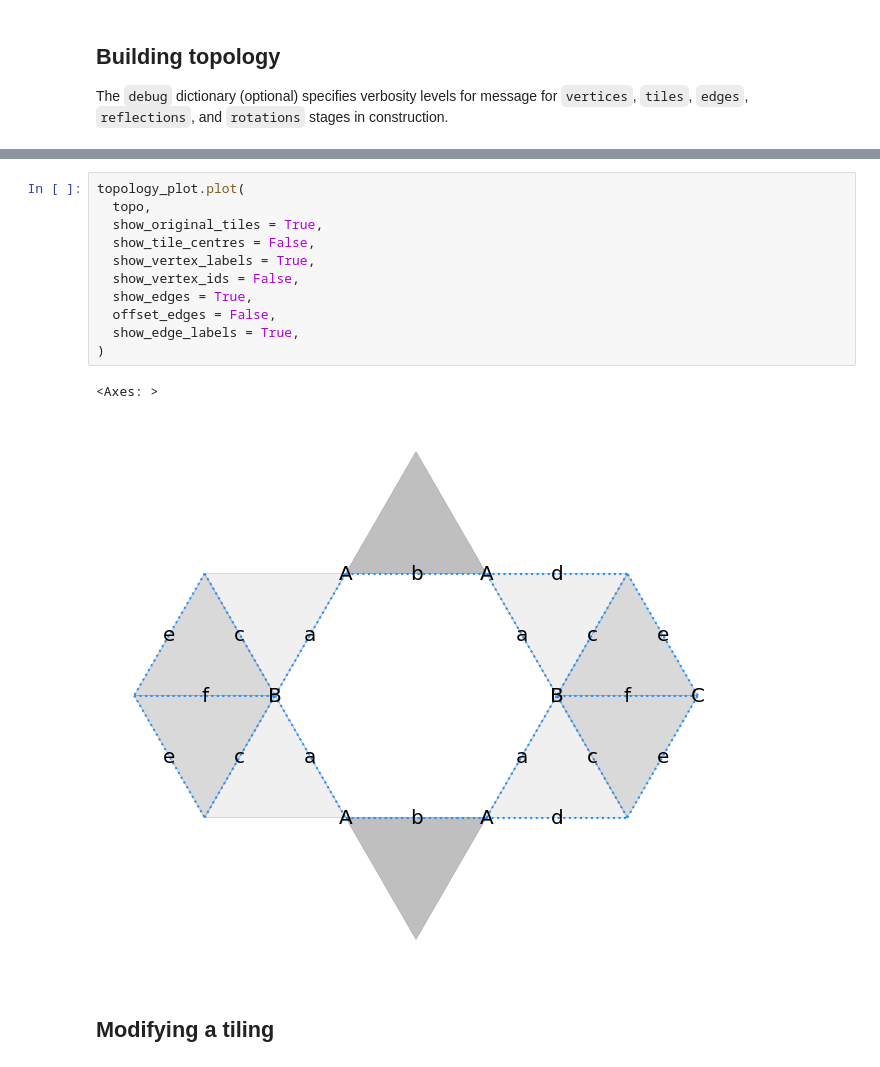
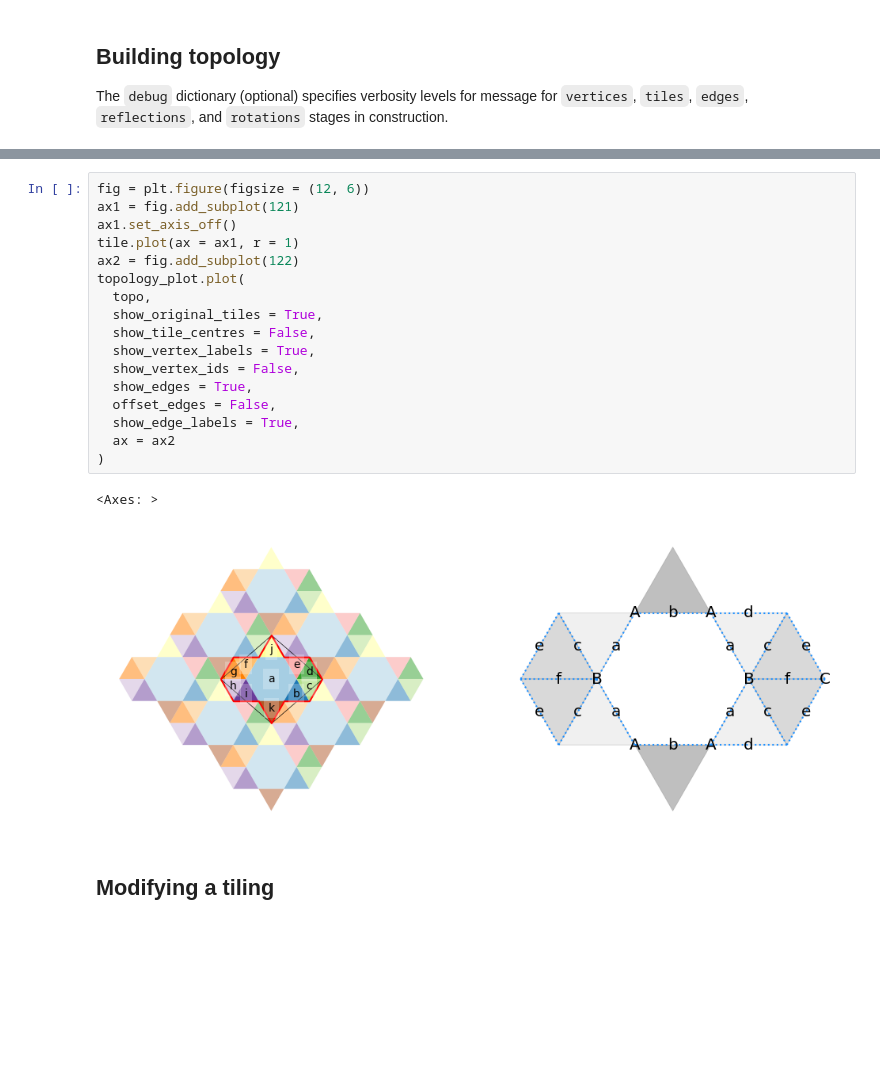
Before and after one commit to DOSull/weavingspace, a Jupyter notebook: examples/topology-new-working.ipynb, the cells around one changed output, grey strips where cells are left out. Cells and saved outputs as stored; diff of their text form; blank space fills up the shorter version.

```diff
--- a/examples/topology-new-working.ipynb
+++ b/examples/topology-new-working.ipynb
@@ -72,19 +72,25 @@ Symmetries found: {Reflection 0.0º (0.0, -0.0), Reflection 0.0º (-566.9, 0.0),
 Checking Reflection angle 60.0º
 Checking Reflection angle 120.0º
 # %%
+fig = plt.figure(figsize = (12, 6))
+ax1 = fig.add_subplot(121)
+ax1.set_axis_off()
+tile.plot(ax = ax1, r = 1)
+ax2 = fig.add_subplot(122)
 topology_plot.plot(
   topo,
   show_original_tiles = True,
   show_tile_centres = False,
   show_vertex_labels = True,
   show_vertex_ids = False,
   show_edges = True,
   offset_edges = False,
   show_edge_labels = True,
+  ax = ax2
 )
 # %% [output]
 <Axes: >
-[figure, old version]
+[figure, new version]
 # %% [markdown]
 ## Modifying a tiling
 # %%
```
Also changed, not shown: parts of 1 cell of this notebook.
